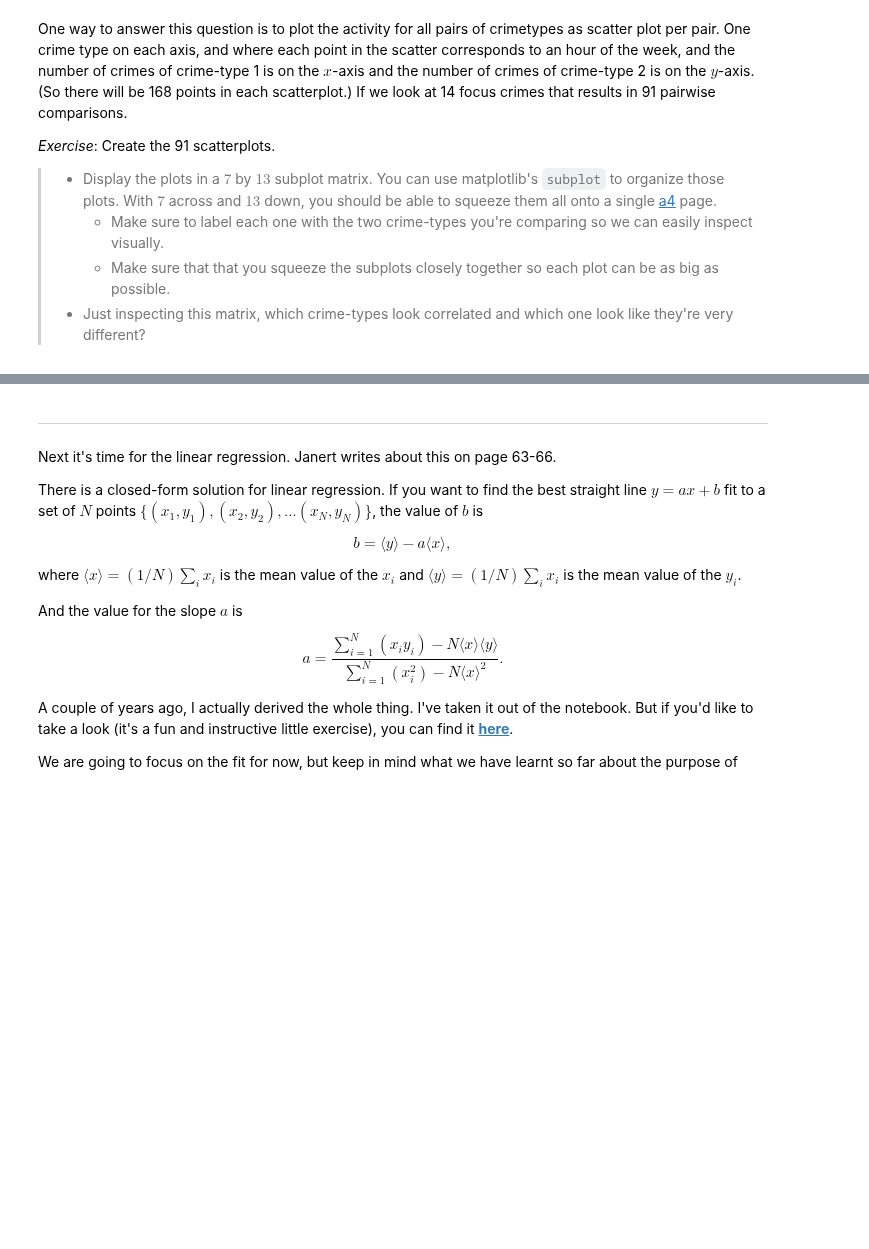
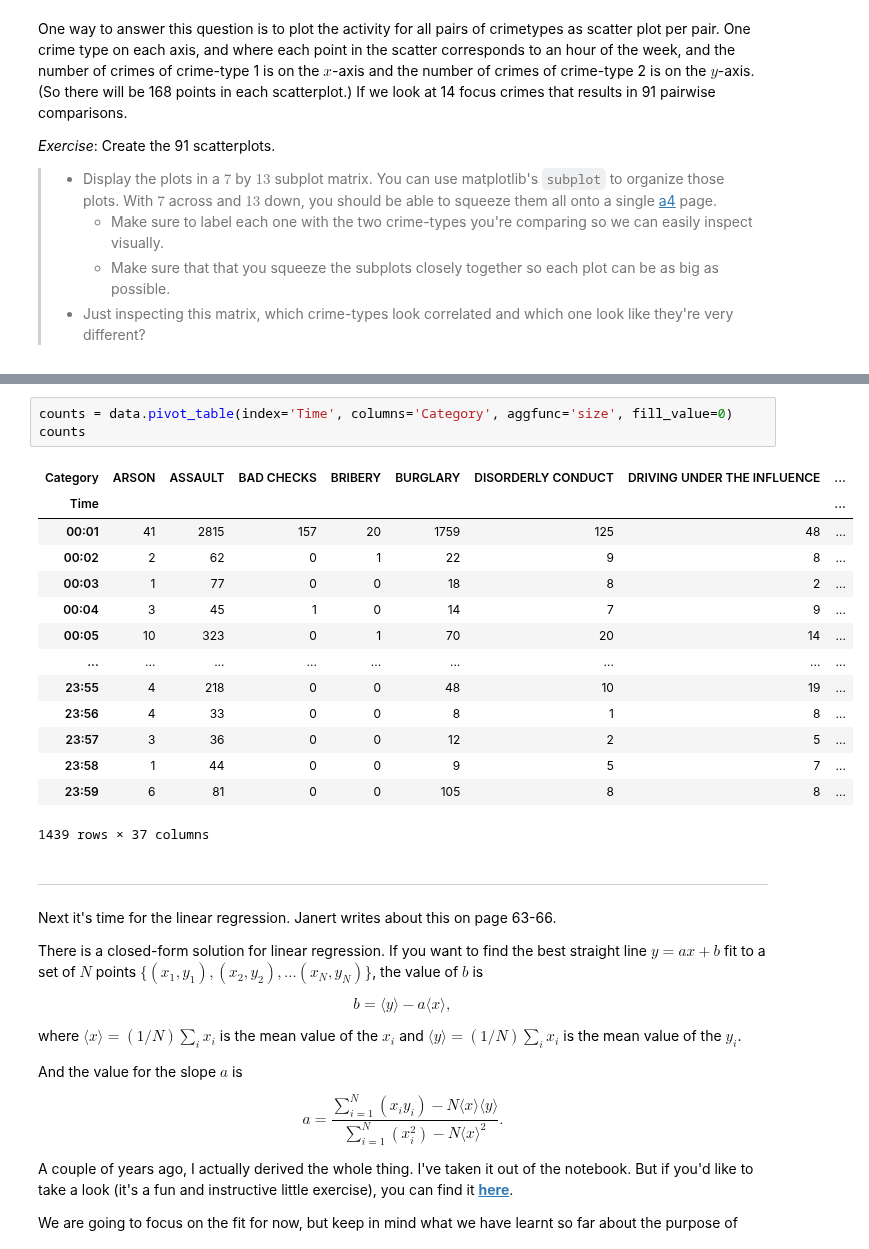
Before and after one commit to jens-create/socialdata2023, a Jupyter notebook: lectures/Week5.ipynb, the cells around one changed output, grey strips where cells are left out. Saved outputs shown, nothing was run; the diff lists cells and outputs as text; blank space fills up the shorter version.

```diff
--- a/lectures/Week5.ipynb
+++ b/lectures/Week5.ipynb
@@ -192,3 +247,21 @@ One way to answer this question is to plot the activity for all pairs of crimety
+# %%
+counts = data.pivot_table(index='Time', columns='Category', aggfunc='size', fill_value=0)
+counts
+# %% [output]
+| Category | ARSON | ASSAULT | BAD CHECKS | BRIBERY | BURGLARY | DISORDERLY CONDUCT | DRIVING UNDER THE INFLUENCE | ... |
+| Time |  |  |  |  |  |  |  | ... |
+| 00:01 | 41 | 2815 | 157 | 20 | 1759 | 125 | 48 | ... |
+| 00:02 | 2 | 62 | 0 | 1 | 22 | 9 | 8 | ... |
+| 00:03 | 1 | 77 | 0 | 0 | 18 | 8 | 2 | ... |
+| 00:04 | 3 | 45 | 1 | 0 | 14 | 7 | 9 | ... |
+| 00:05 | 10 | 323 | 0 | 1 | 70 | 20 | 14 | ... |
+| ... | ... | ... | ... | ... | ... | ... | ... | ... |
+| 23:55 | 4 | 218 | 0 | 0 | 48 | 10 | 19 | ... |
+| 23:56 | 4 | 33 | 0 | 0 | 8 | 1 | 8 | ... |
+| 23:57 | 3 | 36 | 0 | 0 | 12 | 2 | 5 | ... |
+| 23:58 | 1 | 44 | 0 | 0 | 9 | 5 | 7 | ... |
+| 23:59 | 6 | 81 | 0 | 0 | 105 | 8 | 8 | ... |
+1439 rows × 37 columns
 # %% [markdown]
 ---
 
```
Also changed, not shown: parts of 3 cells of this notebook, 5 other files.
